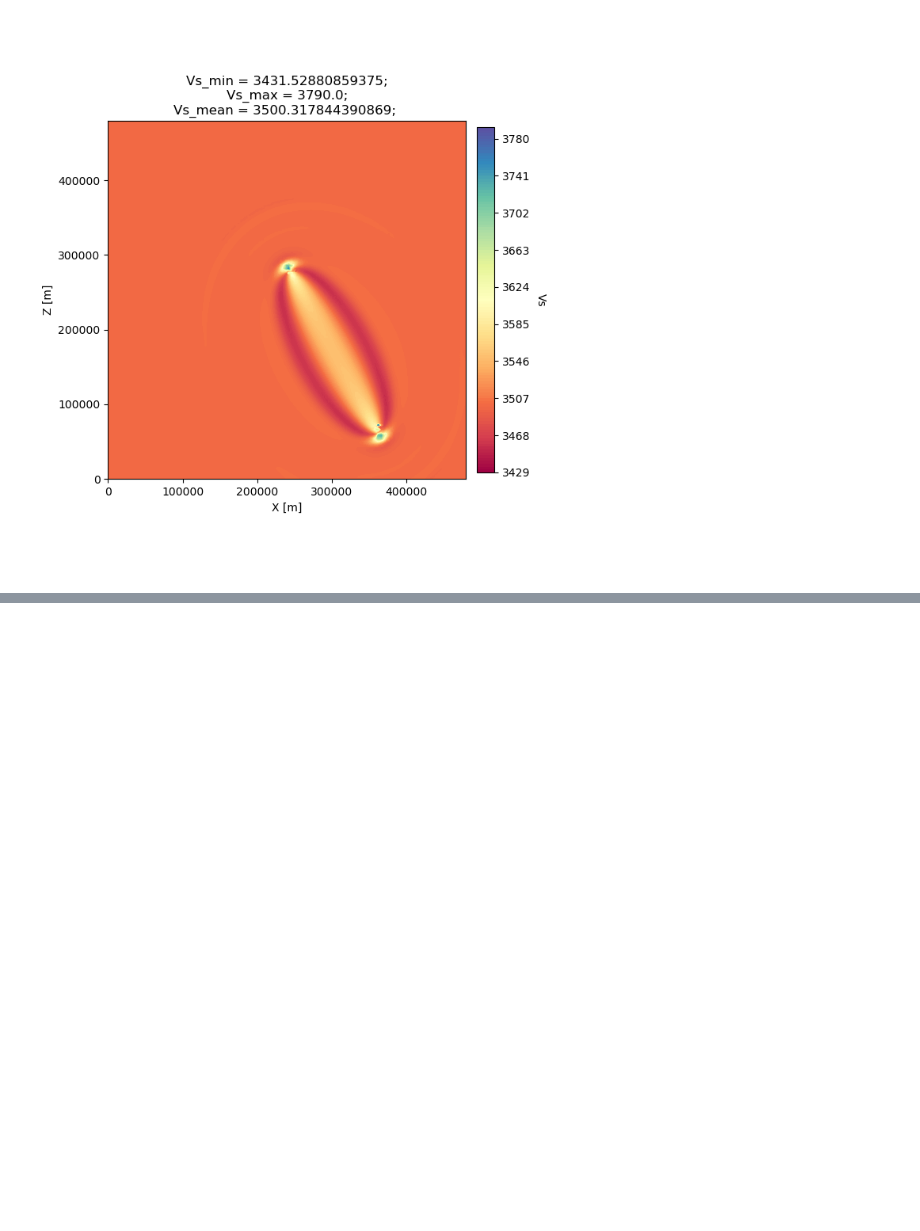
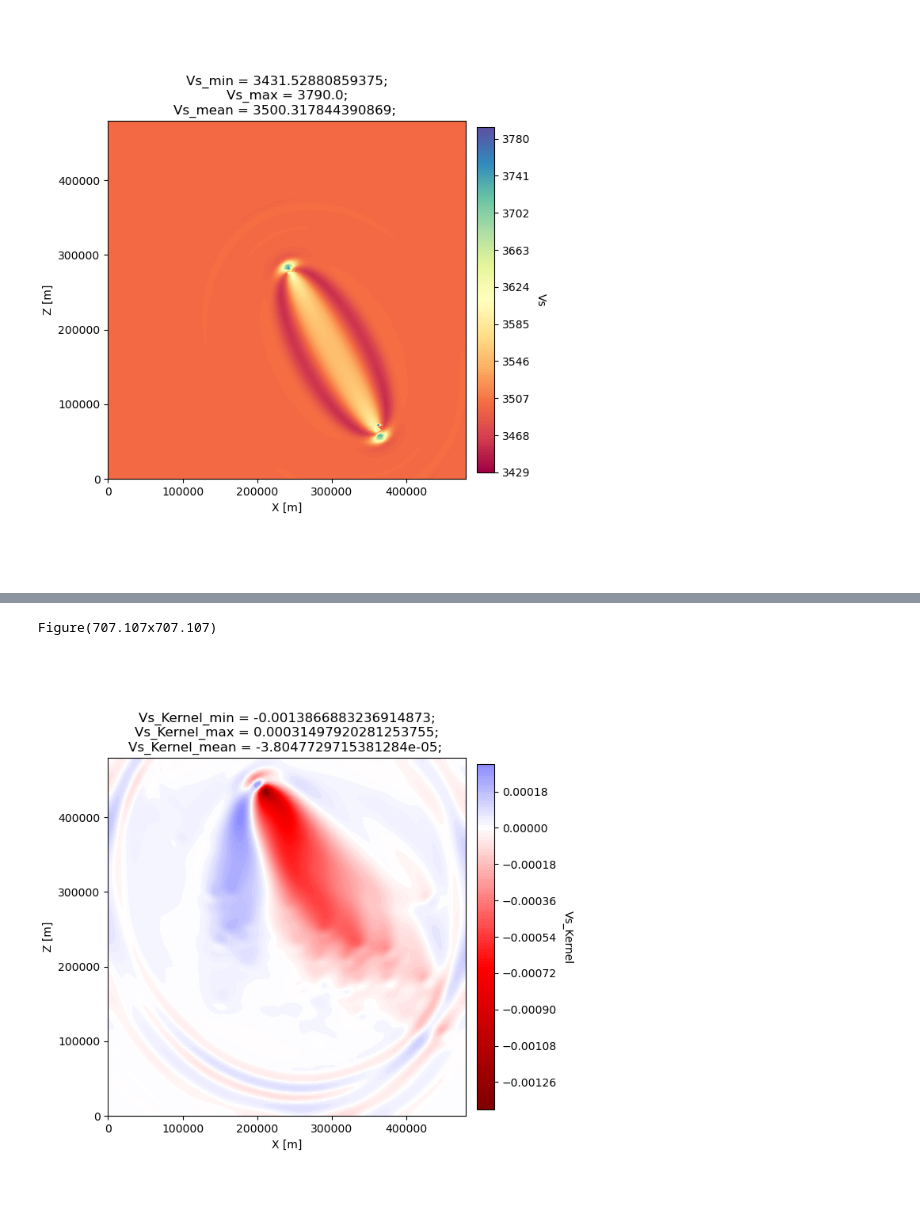
Before and after one commit to adjtomo/seisflows, a Jupyter notebook: docs/notebooks/specfem2d_example.ipynb, the cells around one changed output, grey strips where cells are left out. Cells and saved outputs as stored; diff of their text form; code cells hidden in the pictures; blank space fills up the shorter version.

```diff
--- a/docs/notebooks/specfem2d_example.ipynb
+++ b/docs/notebooks/specfem2d_example.ipynb
@@ -257,0 +311,6 @@ Figure(707.107x707.107)
+# %%
+! seisflows plot2d GRADIENT_01 vs_kernel --save g_01_vs.png
+Image("g_01_vs.png")
+# %% [output]
+Figure(707.107x707.107)
+[figure, added]
```
Also changed, not shown: parts of 58 cells of this notebook, 3 other files.
